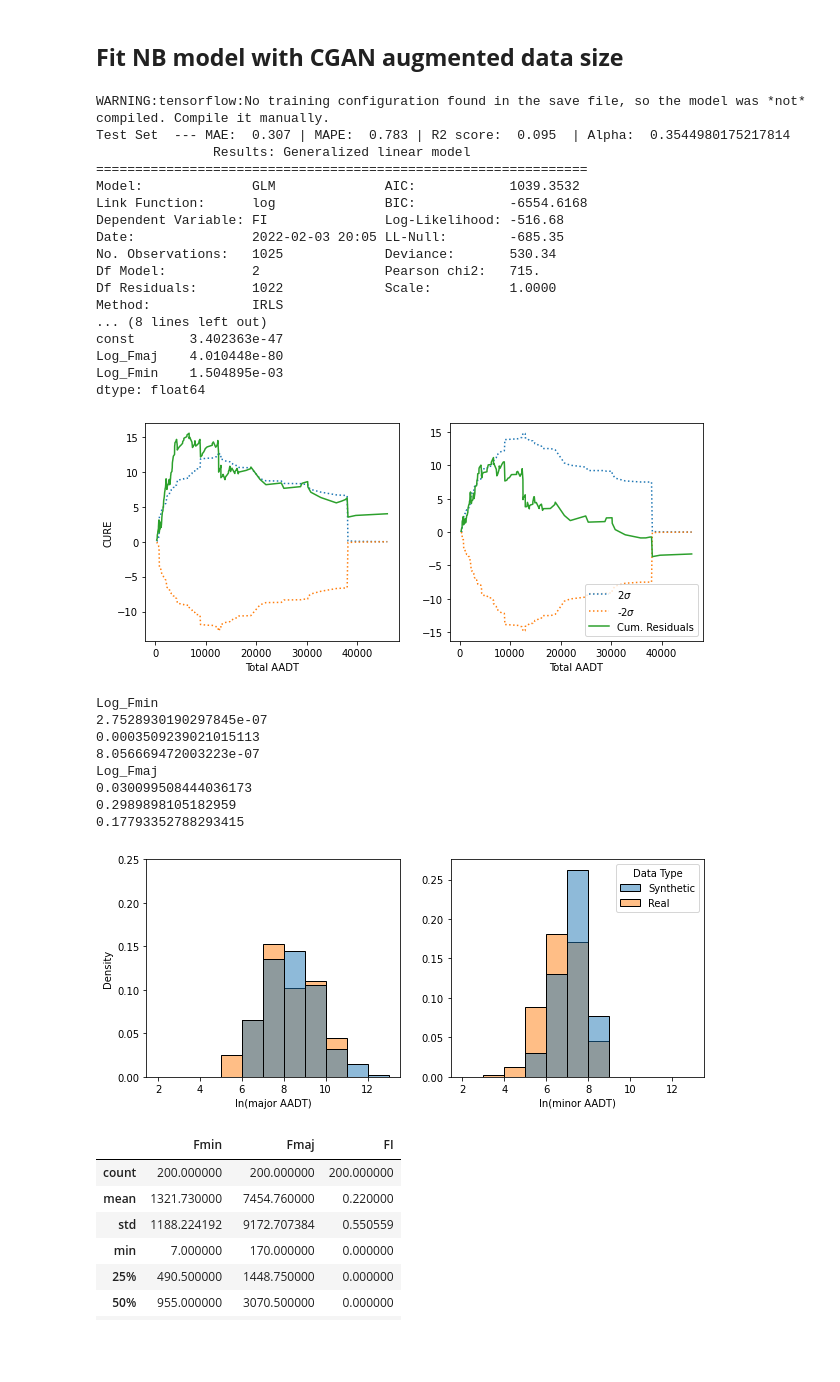
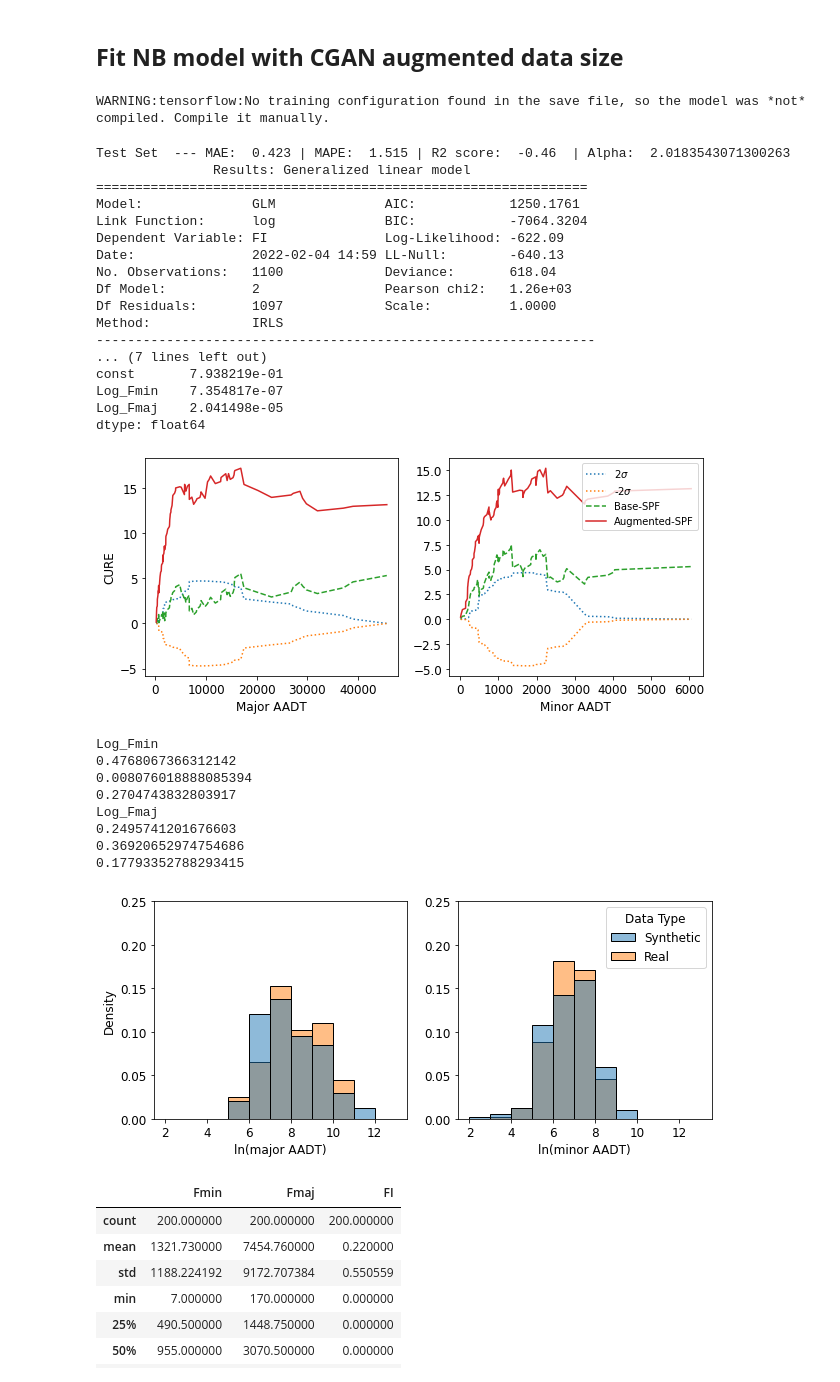
Before and after one commit to mz-zarei/CGAN-Augmentation, a Jupyter notebook: RealDataAugmentation_CGAN.ipynb, the cells around one changed output. Cells and saved outputs as stored; diff of their text form; code cells hidden in the pictures; blank space fills up the shorter version.

```diff
--- a/RealDataAugmentation_CGAN.ipynb
+++ b/RealDataAugmentation_CGAN.ipynb
@@ -148,8 +148,8 @@ def generate_y_labels(y_train, size):
     return sample_label
 
 # Cure plot
-def CURE(data, ax, y_name= 'Obs', ftot='Ftot', y_pred = 'y_pred'):
-    data.sort_values(by=ftot, ascending=True, inplace=True)
+def CURE(data, ax, x_label, plot_label, ls='-', y_name='Obs', x='Ftot', y_pred='y_pred',boundry=True):
+    data.sort_values(by=x, ascending=True, inplace=True)
     data.reset_index(drop=True, inplace=True)
 
     data['res'] = data[y_pred] - data[y_name]
@@ -158,12 +158,12 @@ def CURE(data, ax, y_name= 'Obs', ftot='Ftot', y_pred = 'y_pred'):
     data['e1'] = data['res'].cumsum()
     data['e2'] = data['res_sq'].cumsum()
     data['e3'] = data['e2']*((1 - data['e2']/data['e2'][len(data['e2'])-1]))
-
-    ax.plot(data[ftot], data['e3'], linestyle = 'dotted', label = "2$\sigma$")
-    ax.plot(data[ftot], -data['e3'], linestyle = 'dotted', label = "-2$\sigma$")
-    ax.plot(data[ftot], data['e1'], label = "Cum. Residuals")
-    ax.legend(loc='lower right')
-    ax.set_xlabel('Total AADT')
+    if boundry == True:
+        ax.plot(data[x], data['e3'], linestyle = 'dotted',label="2$\sigma$")
+        ax.plot(data[x], -data['e3'], linestyle = 'dotted',label="-2$\sigma$")
+    ax.plot(data[x], data['e1'], linestyle = ls, label = plot_label)
+    ax.legend(loc='upper right',fontsize=10)
+    ax.set_xlabel(x_label)
     ax.set_ylabel('CURE')
 
 
@@ -366,7 +366,7 @@ dtype: float64
 # %%
 # load GAN model
 model_path = '/content/drive/MyDrive/GAN_regression/ganRegression/CGAN_augment_models/'
-model = load_model(model_path + 'generator_model_T25.h5')
+model = load_model(model_path + 'generator_model_2500.h5')
 dataset = load_real_samples(x_train1, y_train1)
 
 # generate samples
@@ -400,35 +400,42 @@ print(NB_model2.pvalues)
 # fake[x_columns].hist(bins=20, figsize = (10,5))
 # %% [output]
 WARNING:tensorflow:No training configuration found in the save file, so the model was *not* compiled. Compile it manually.
-Test Set  --- MAE:  0.307 | MAPE:  0.783 | R2 score:  0.095  | Alpha:  0.3544980175217814
-               Results: Generalized linear model
-===============================================================
-Model:              GLM              AIC:            1039.3532
-Link Function:      log              BIC:            -6554.6168
-Dependent Variable: FI               Log-Likelihood: -516.68
-Date:               2022-02-03 20:05 LL-Null:        -685.35
-No. Observations:   1025             Deviance:       530.34
-Df Model:           2                Pearson chi2:   715.
-Df Residuals:       1022             Scale:          1.0000
-Method:             IRLS
-... (8 lines left out)
-const       3.402363e-47
-Log_Fmaj    4.010448e-80
-Log_Fmin    1.504895e-03
-dtype: float64
+Test Set  --- MAE:  0.423 | MAPE:  1.515 | R2 score:  -0.46  | Alpha:  2.0183543071300263
+               Results: Generalized linear model
+===============================================================
+Model:              GLM              AIC:            1250.1761
+Link Function:      log              BIC:            -7064.3204
+Dependent Variable: FI               Log-Likelihood: -622.09
+Date:               2022-02-04 14:59 LL-Null:        -640.13
+No. Observations:   1100             Deviance:       618.04
+Df Model:           2                Pearson chi2:   1.26e+03
+Df Residuals:       1097             Scale:          1.0000
+Method:             IRLS
+----------------------------------------------------------------
+... (7 lines left out)
+const       7.938219e-01
+Log_Fmin    7.354817e-07
+Log_Fmaj    2.041498e-05
+dtype: float64
 # %%
 # CURE plot
 fig, axes = plt.subplots(1,2, figsize=(10,4))
+plt.rcParams.update({'font.size': 12})
 
-CURE(test_data, axes[0], y_name= target, ftot='Ftot', y_pred = 'y_test_pred_NB1')
+CURE(data=test_data, ax=axes[0], ls='--', plot_label= "Base-SPF", x_label='Major AADT', y_name= target, x='Fmaj', y_pred = 'y_test_pred_NB1')
 axes[0].get_legend().remove()
-CURE(test_data, axes[1], y_name= target, ftot='Ftot', y_pred = 'y_test_pred_NB2')
+CURE(data=test_data, ax=axes[0], plot_label= "Augmented-SPF", x_label='Major AADT', y_name= target, x='Fmaj', y_pred = 'y_test_pred_NB2', boundry=False)
+axes[1].set_ylabel("")
+
+CURE(data=test_data, ax=axes[1], ls='--', plot_label= "Base-SPF", x_label='Minor AADT', y_name= target, x='Fmin', y_pred = 'y_test_pred_NB1')
+axes[0].get_legend().remove()
+CURE(data=test_data, ax=axes[1], plot_label= "Augmented-SPF", x_label='Minor AADT', y_name= target, x='Fmin', y_pred = 'y_test_pred_NB2', boundry=False)
 axes[1].set_ylabel("")
 
 plt.show()
 fig.savefig('Cure_T' + str(train_size) + '.pdf')
 # %% [output]
-[figure, old version]
+[figure, new version]
 # %%
 from scipy import stats
 import seaborn as sns
@@ -471,14 +478,14 @@ plt.show()
 plt.close()
 # %% [output]
 Log_Fmin
-2.7528930190297845e-07
-0.0003509239021015113
-8.056669472003223e-07
+0.4768067366312142
+0.008076018888085394
+0.2704743832803917
 Log_Fmaj
-0.030099508444036173
-0.2989898105182959
+0.2495741201676603
+0.36920652974754686
 0.17793352788293415
-[figure, old version]
+[figure, new version]
 # %%
 London_Data[['Fmin', 'Fmaj', 'FI']].describe()
 # %% [output]
```
Also changed, not shown: parts of 4 cells of this notebook.
